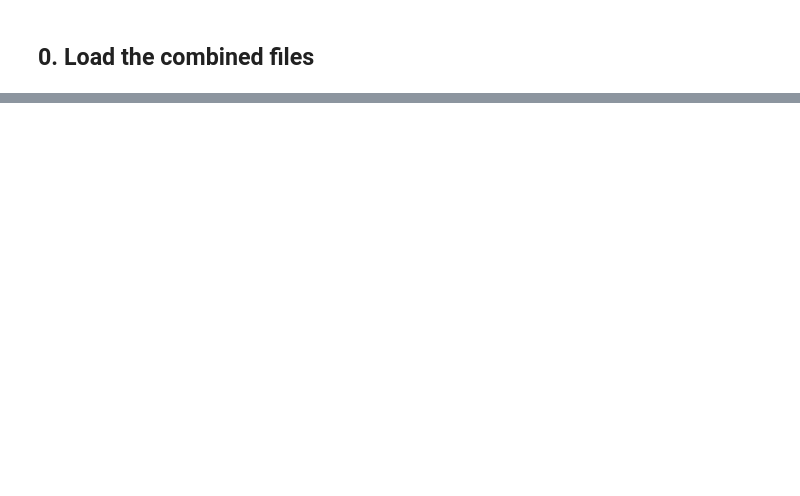
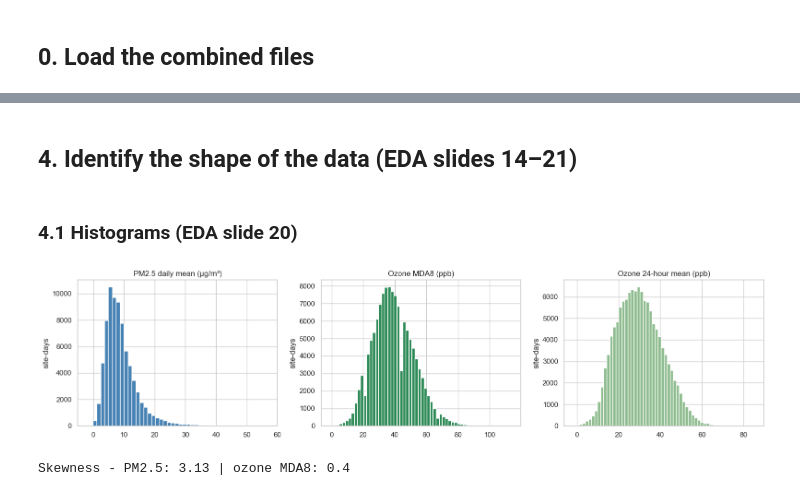
Before and after one commit to Haneenal2/data-mining-, a Jupyter notebook: notebooks/02_data_cleaning.ipynb, the cells around one changed output, grey strips where cells are left out. Saved outputs shown, nothing was run; the diff lists cells and outputs as text; code cells hidden in the pictures; blank space fills up the shorter version.

```diff
--- a/notebooks/02_data_cleaning.ipynb
+++ b/notebooks/02_data_cleaning.ipynb
@@ -387,0 +396,23 @@ The original EPA files, the Texas filtered files and the combined files were not
+# %% [markdown]
+## 4. Identify the shape of the data (EDA slides 14–21)
+# %% [markdown]
+### 4.1 Histograms (EDA slide 20)
+# %%
+fig, axes = plt.subplots(1, 3, figsize=(16, 4))
+axes[0].hist(pm_clean["pm25_ugm3"], bins=150, color="steelblue")
+axes[0].set_xlim(-5, 60)
+axes[0].set_title("PM2.5 daily mean (µg/m³)")
+axes[1].hist(oz_clean["ozone_mda8_ppm"] * 1000, bins=60, color="seagreen")
+axes[1].set_title("Ozone MDA8 (ppb)")
+axes[2].hist(oz_clean["ozone_daily_mean_ppm"] * 1000, bins=60, color="darkseagreen")
+axes[2].set_title("Ozone 24-hour mean (ppb)")
+for ax in axes:
+    ax.set_ylabel("site-days")
+plt.tight_layout()
+plt.show()
+
+print("Skewness - PM2.5:", round(pm_clean["pm25_ugm3"].skew(), 2),
+      "| ozone MDA8:", round(oz_clean["ozone_mda8_ppm"].skew(), 2))
+# %% [output]
+[figure, added]
+Skewness - PM2.5: 3.13 | ozone MDA8: 0.4
```
Also changed, not shown: parts of 100 cells of this notebook, 2 other files.
